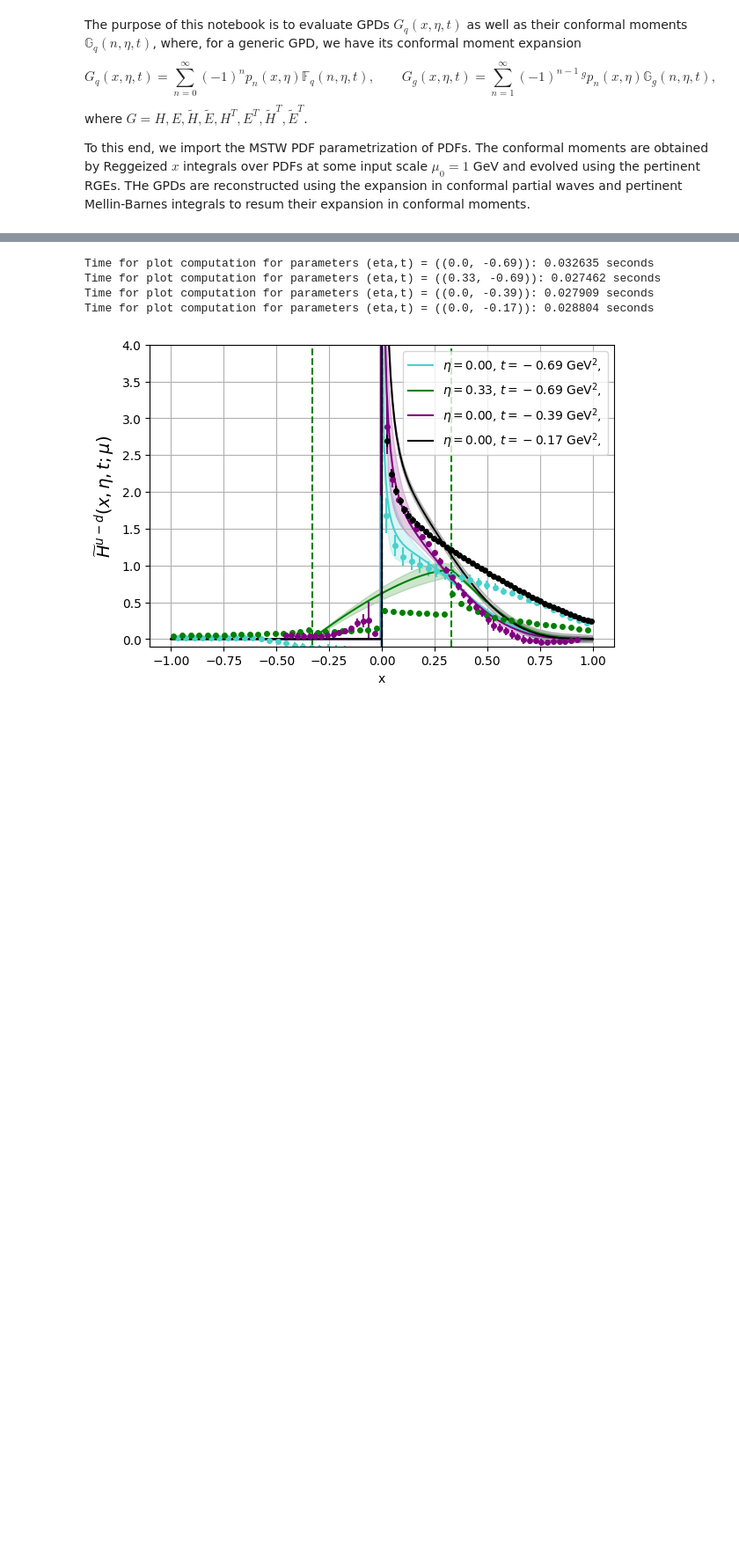
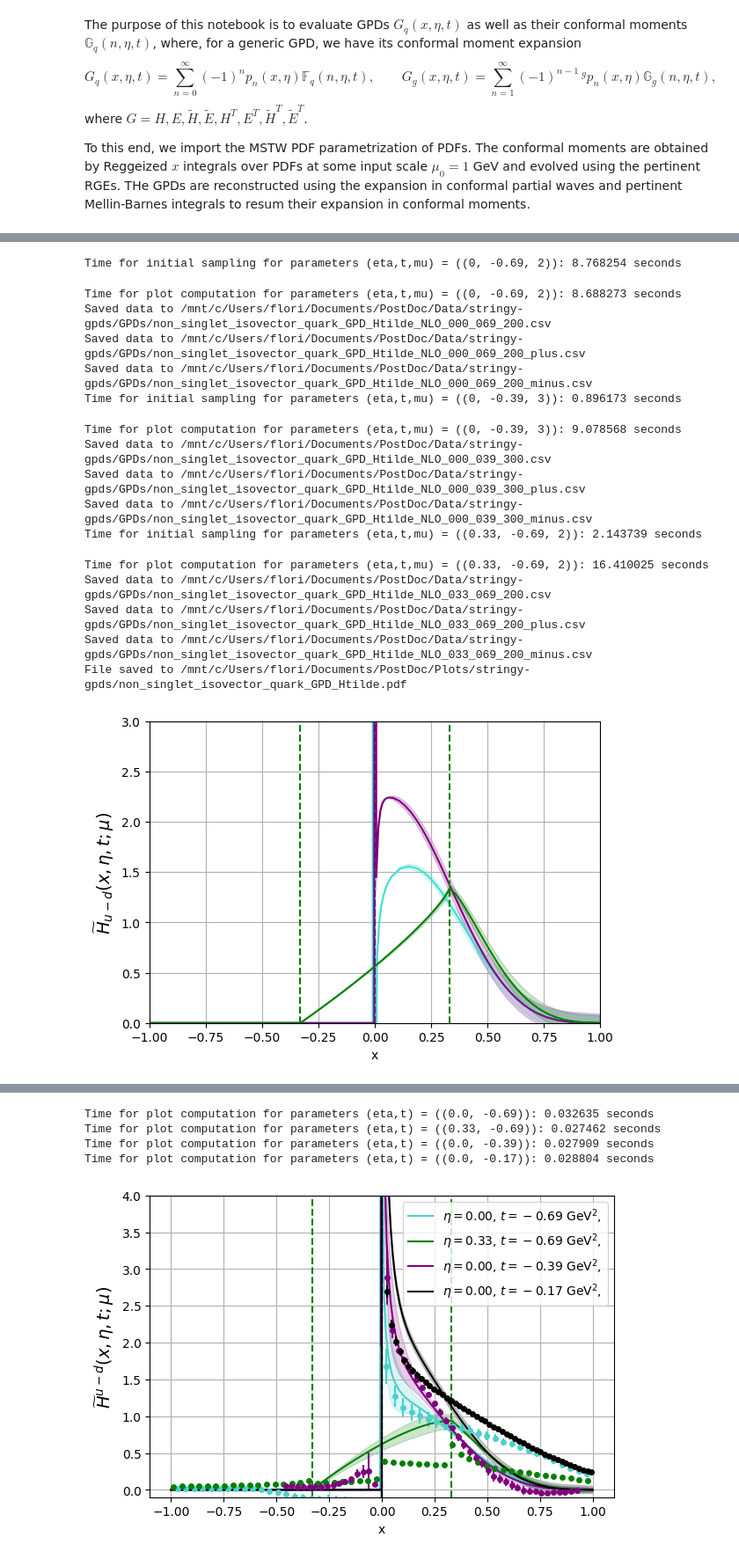
Before and after one commit to HechenMountain/stringy-gpds, a Jupyter notebook: StringBasedGPD.ipynb, the cells around one changed output, grey strips where cells are left out. Shown at 88% size. Drawn from its saved outputs; the diff is of its cells as text; code cells hidden in the pictures; blank space fills up the shorter version.

```diff
--- a/StringBasedGPD.ipynb
+++ b/StringBasedGPD.ipynb
@@ -278,0 +136,25 @@ Fitted parameters: norm_3 = 34.5158707136602, e = 0.19900004195757176, f = 4.453
+# %%
+from stringy_gpds import plot_gpds
+eta_array = [0,0,0.33]
+t_array = [-0.69,-0.39,-0.69]
+mu_array = [2,3,2]
+colors = ["turquoise","purple","green"]
+plot_gpds(eta_array,t_array,mu_array,colors,particle="quark",gpd_type="non_singlet_isovector",gpd_label="Htilde",evolution_order="NLO",error_bars=True, read_from_file= False,write_to_file=True, y_0=0, y_1=3)
+# %% [output]
+Time for initial sampling for parameters (eta,t,mu) = ((0, -0.69, 2)): 8.768254 seconds
+Time for plot computation for parameters (eta,t,mu) = ((0, -0.69, 2)): 8.688273 seconds
+Saved data to /mnt/c/Users/flori/Documents/PostDoc/Data/stringy-gpds/GPDs/non_singlet_isovector_quark_GPD_Htilde_NLO_000_069_200.csv
+Saved data to /mnt/c/Users/flori/Documents/PostDoc/Data/stringy-gpds/GPDs/non_singlet_isovector_quark_GPD_Htilde_NLO_000_069_200_plus.csv
+Saved data to /mnt/c/Users/flori/Documents/PostDoc/Data/stringy-gpds/GPDs/non_singlet_isovector_quark_GPD_Htilde_NLO_000_069_200_minus.csv
+Time for initial sampling for parameters (eta,t,mu) = ((0, -0.39, 3)): 0.896173 seconds
+Time for plot computation for parameters (eta,t,mu) = ((0, -0.39, 3)): 9.078568 seconds
+Saved data to /mnt/c/Users/flori/Documents/PostDoc/Data/stringy-gpds/GPDs/non_singlet_isovector_quark_GPD_Htilde_NLO_000_039_300.csv
+Saved data to /mnt/c/Users/flori/Documents/PostDoc/Data/stringy-gpds/GPDs/non_singlet_isovector_quark_GPD_Htilde_NLO_000_039_300_plus.csv
+Saved data to /mnt/c/Users/flori/Documents/PostDoc/Data/stringy-gpds/GPDs/non_singlet_isovector_quark_GPD_Htilde_NLO_000_039_300_minus.csv
+Time for initial sampling for parameters (eta,t,mu) = ((0.33, -0.69, 2)): 2.143739 seconds
+Time for plot computation for parameters (eta,t,mu) = ((0.33, -0.69, 2)): 16.410025 seconds
+Saved data to /mnt/c/Users/flori/Documents/PostDoc/Data/stringy-gpds/GPDs/non_singlet_isovector_quark_GPD_Htilde_NLO_033_069_200.csv
+Saved data to /mnt/c/Users/flori/Documents/PostDoc/Data/stringy-gpds/GPDs/non_singlet_isovector_quark_GPD_Htilde_NLO_033_069_200_plus.csv
+Saved data to /mnt/c/Users/flori/Documents/PostDoc/Data/stringy-gpds/GPDs/non_singlet_isovector_quark_GPD_Htilde_NLO_033_069_200_minus.csv
+File saved to /mnt/c/Users/flori/Documents/PostDoc/Plots/stringy-gpds/non_singlet_isovector_quark_GPD_Htilde.pdf
+[figure, added]
```
Also changed, not shown: parts of 22 cells of this notebook, 5 other files.
